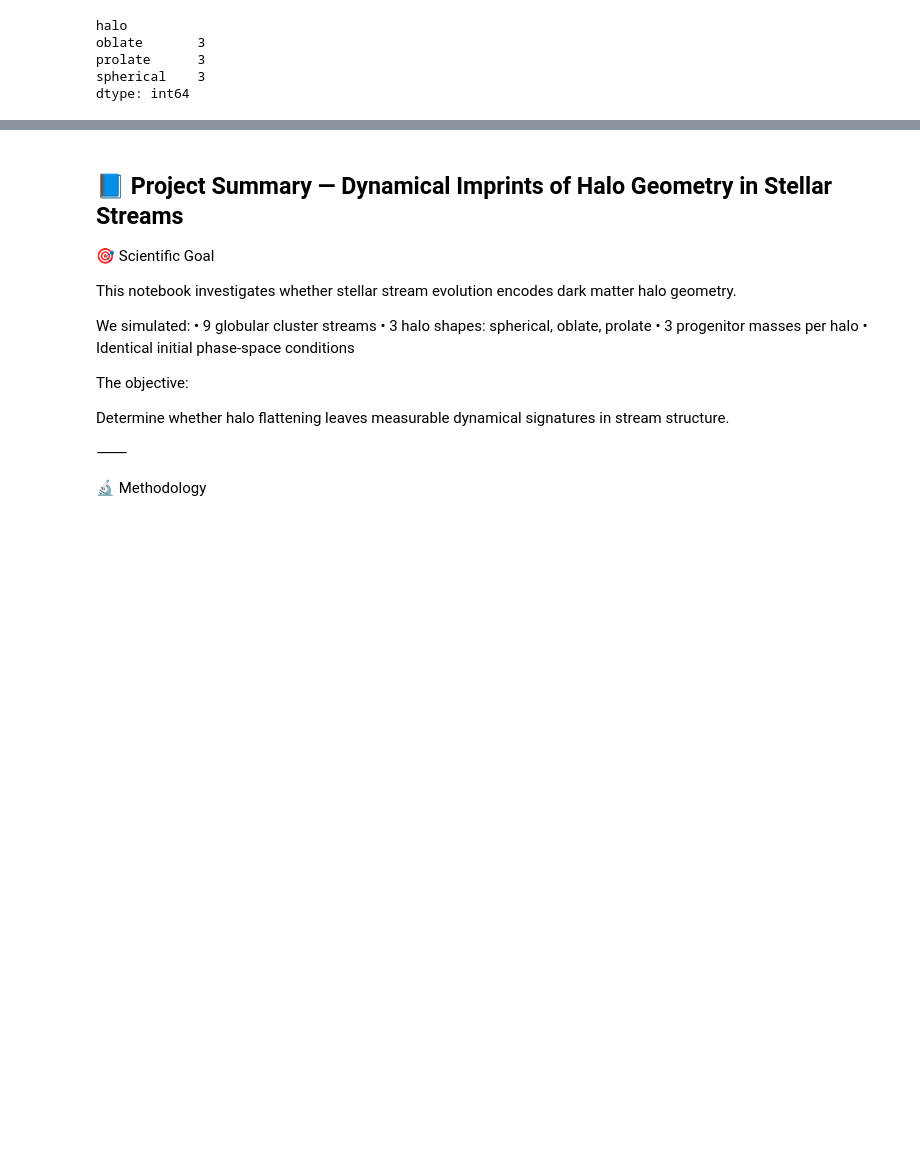
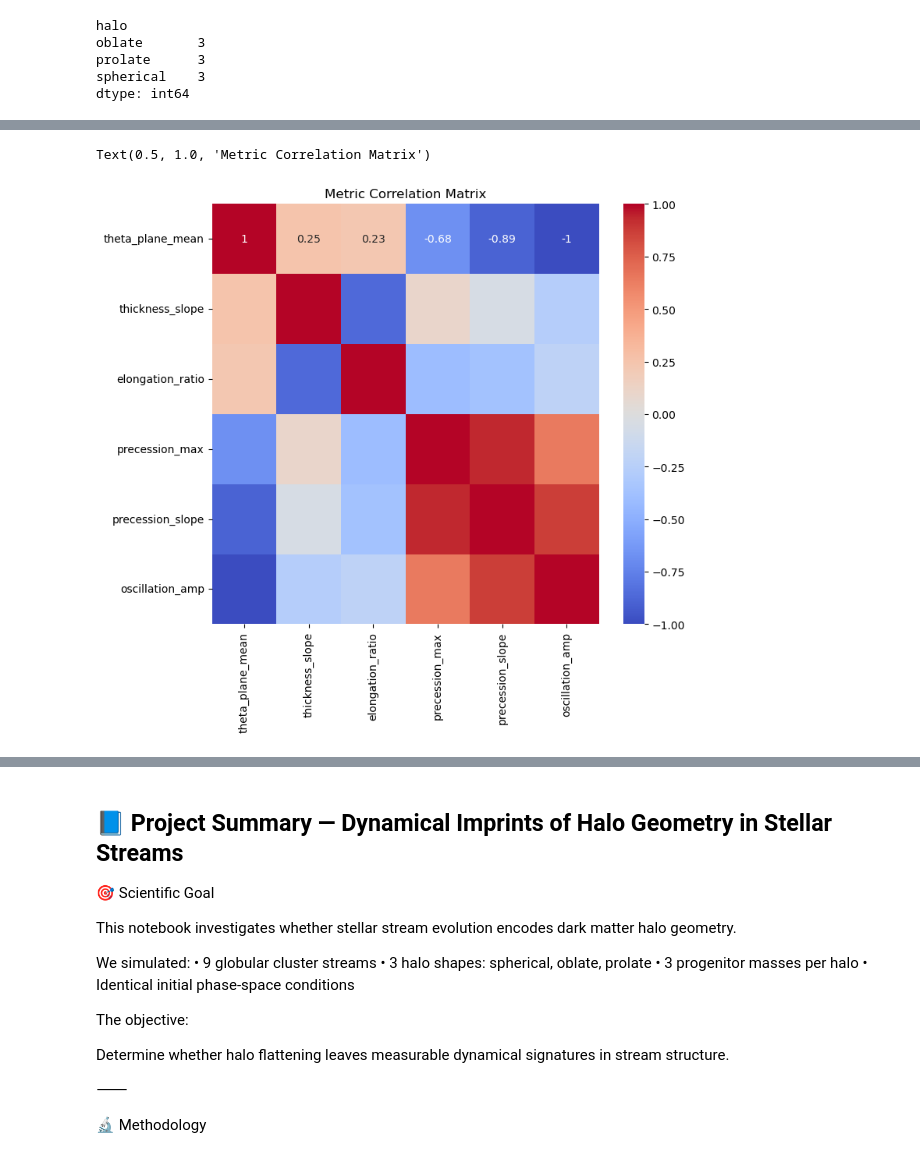
Before and after one commit to vasupipwala/stellar-halo-graph-learning, a Jupyter notebook: notebooks/01_Orbital Diagnostics of Stream–Orbit Structure.ipynb, the cells around one changed output, grey strips where cells are left out. Saved outputs shown, nothing was run; the diff lists cells and outputs as text; code cells hidden in the pictures; blank space fills up the shorter version.

```diff
--- a/notebooks/01_Orbital Diagnostics of Stream–Orbit Structure.ipynb
+++ b/notebooks/01_Orbital Diagnostics of Stream–Orbit Structure.ipynb
@@ -1088,17 +1167,20 @@ plt.title("Metric Space PCA")
 # %%
 feature_cols = [
     "theta_plane_mean",
     #  "theta_plane_max",
     "thickness_slope",
     "elongation_ratio",
     "precession_max",
     "precession_slope",
     "oscillation_amp"
 ]
 
 plt.figure(figsize=(8,7))
-sns.heatmap(df[feature_cols].corr(), annot=True, cmap="coolwarm")
+sns.heatmap(df[feature_cols].corr(), annot=True, cmap="coolwarm", vmin=-1, vmax=1)
 plt.title("Metric Correlation Matrix")
 # plt.savefig('../figures/dynamic_Metric Correlation Matrix', dpi=140)
 # plt.close()
+# %% [output]
+Text(0.5, 1.0, 'Metric Correlation Matrix')
+[figure, added]
 # %%
```
Also changed, not shown: parts of 36 cells of this notebook, 9 other files.
